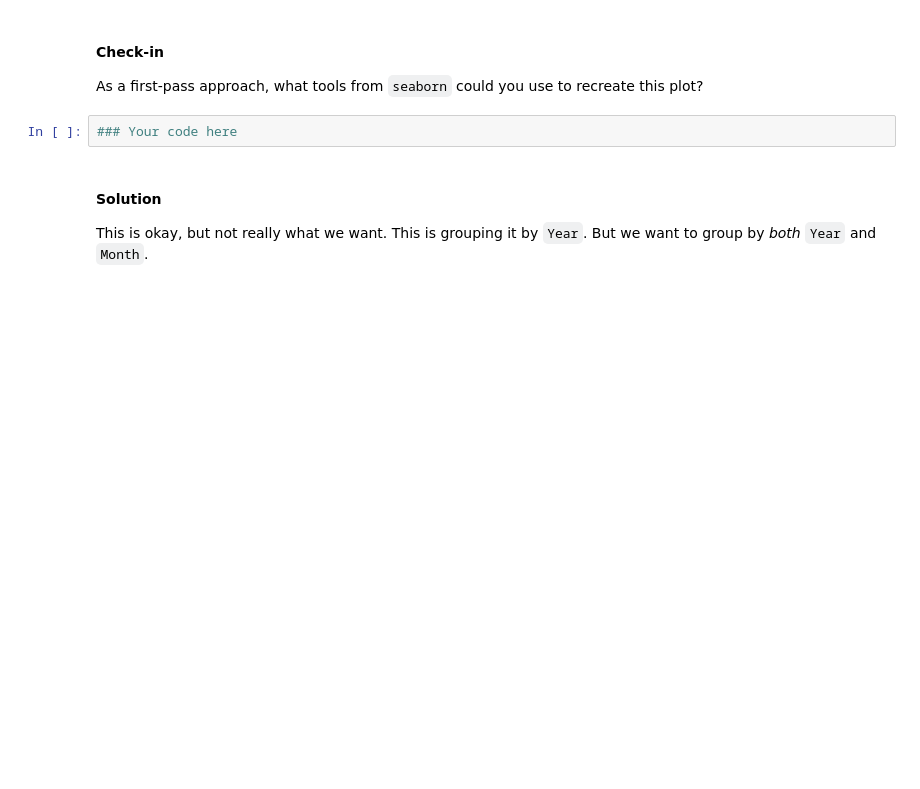
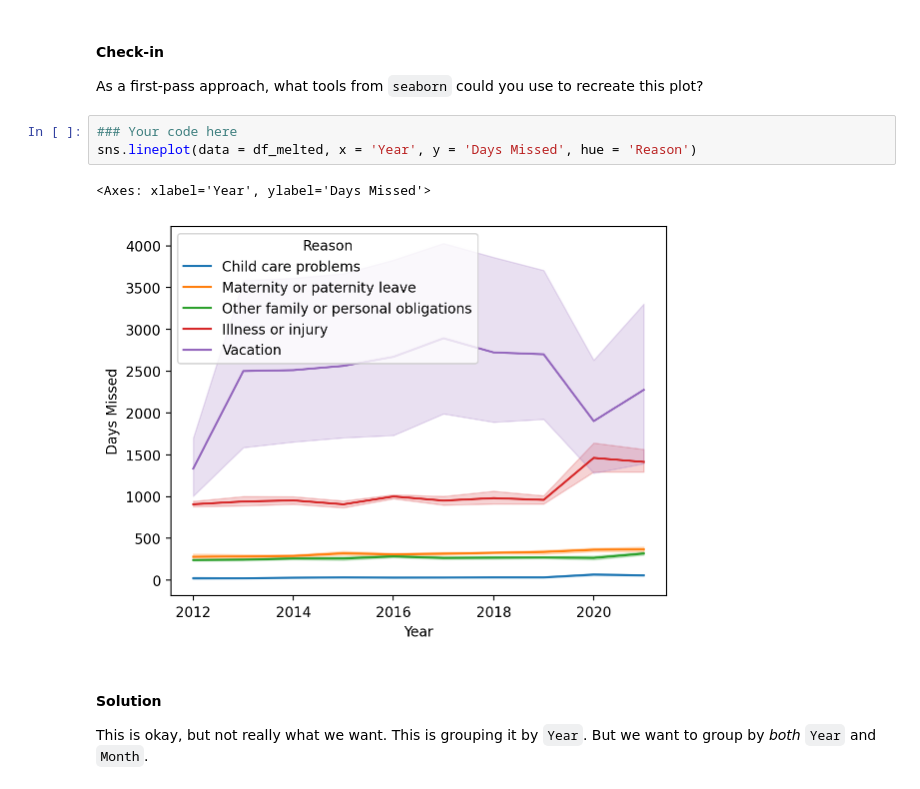
Before and after one commit to kingb6/Data_Preprocessing_Report, a Jupyter notebook: 08-wrangling.ipynb, the cells around one changed output. Saved outputs shown, nothing was run; the diff lists cells and outputs as text; blank space fills up the shorter version.

```diff
--- a/08-wrangling.ipynb
+++ b/08-wrangling.ipynb
@@ -1088,6 +1094,10 @@ Finally, let's use this dataset to recreate a graph from [FullStackEconomics](ht
 As a first-pass approach, what tools from `seaborn` could you use to recreate this plot?
 # %%
 ### Your code here
+sns.lineplot(data = df_melted, x = 'Year', y = 'Days Missed', hue = 'Reason')
+# %% [output]
+<Axes: xlabel='Year', ylabel='Days Missed'>
+[figure, added]
 # %% [markdown]
 #### Solution
 
```
Also changed, not shown: parts of 4 cells of this notebook.
